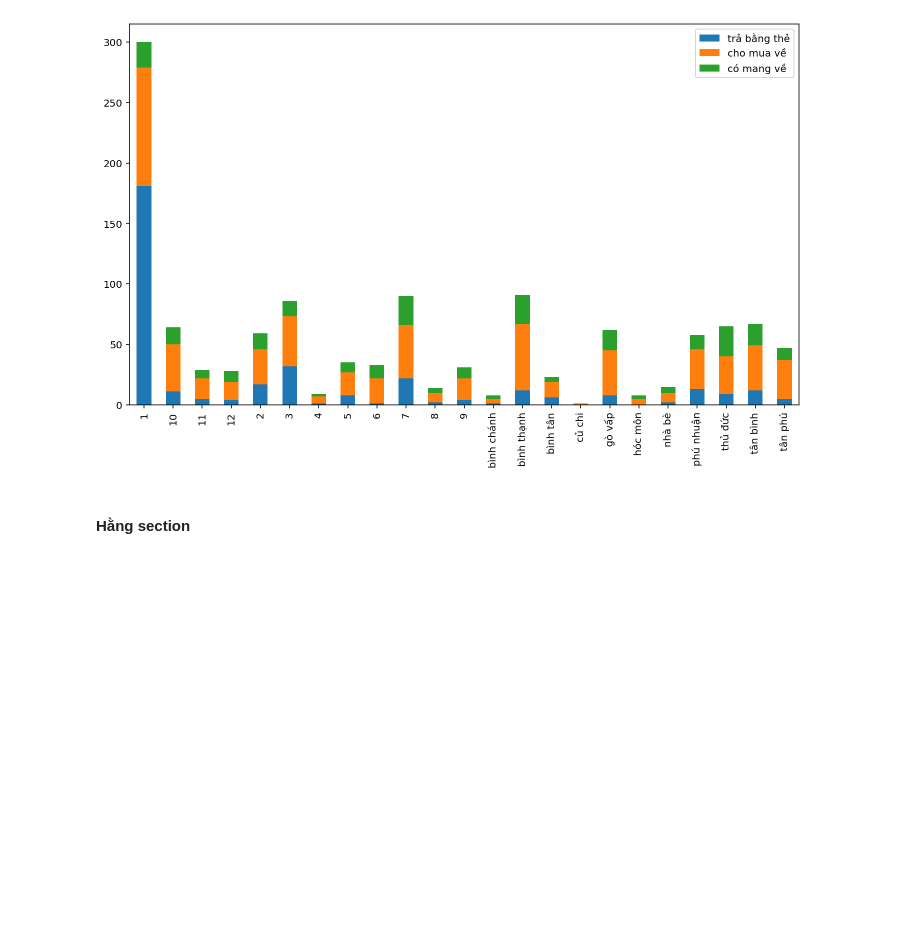
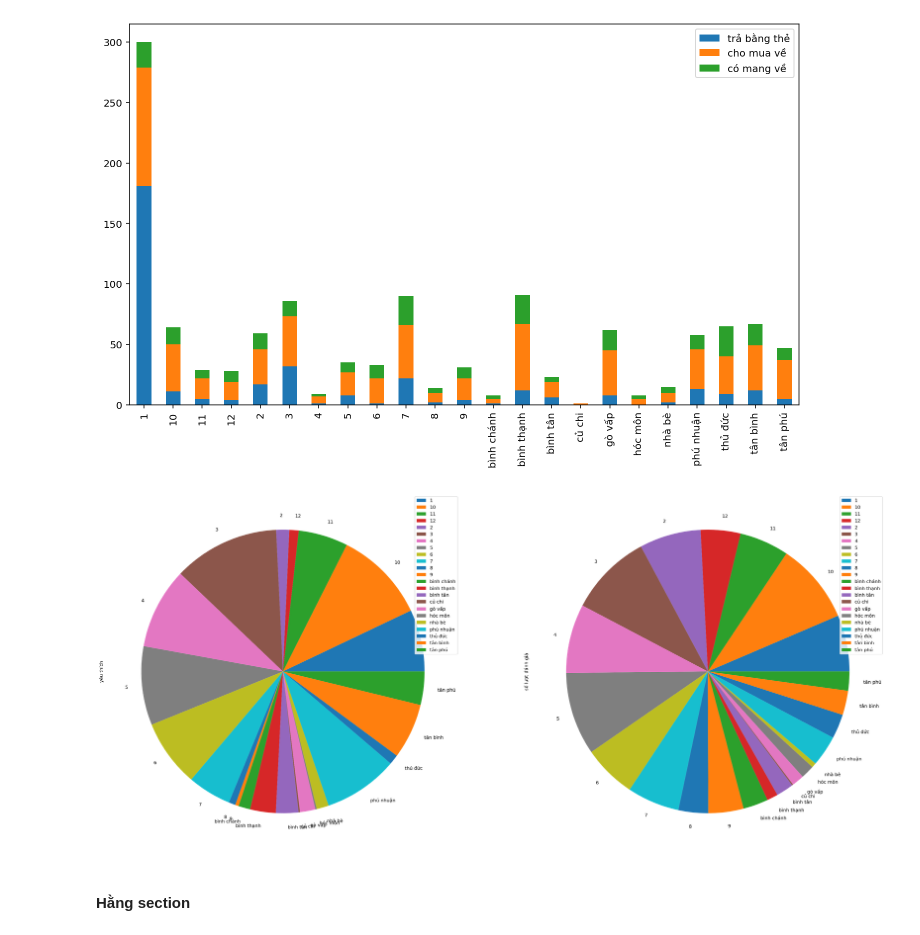
Before and after one commit to thafnhlong/HCMUS-UNIV-WebScience-VisualizeData, a Jupyter notebook: Source.ipynb, the cells around one changed output. Cells and saved outputs as stored; diff of their text form; code cells hidden in the pictures; blank space fills up the shorter version.

Commit message:
add chart pie

```diff
--- a/Source.ipynb
+++ b/Source.ipynb
@@ -655,21 +655,29 @@ service_data = []
 service_data_1 = []
 service_data_delivering = []
 favorite_mean = []
+rate_count = []
+number = []
 count = 0
 count_1 = 0
 count_delivering = 0
+count_number = 0
 leng = DATA['rate'].tolist()
 service = DATA['other_service'].tolist()
 district = DATA['district'].tolist()
+phonenumber = DATA['rate_count'].tolist()
 for distr in districtList:
     price_from_mean.append(DATA[DATA['district']==distr]['price_from'].mean())
     price_to_mean.append(DATA[DATA['district']==distr]['price_to'].mean())
     rate_mean.append(DATA[DATA['district']==distr]['rate'].mean())
     favorite_mean.append(DATA[DATA['district']==distr]['favorite'].mean())
+    rate_count.append(DATA[DATA['district']==distr]['rate_count'].mean())
     count = 0
     count_1 = 0
     count_delivering = 0
+    count_number = 0
     for i in range(0,len(leng)):
+        if(phonenumber[i]):
+            count_number = count_number + 1
         if(type(service[i]) == str and len(service[i])>2):
             list_child = service[i].split(', ')
             for j in range(0,len(list_child)):
@@ -682,6 +690,7 @@ for distr in districtList:
     service_data.append(count)
     service_data_1.append(count_1)
     service_data_delivering.append(count_delivering)
+    number.append(count_number)
 
 plotdata = pd.DataFrame({"price_from": price_from_mean,"price_to":price_to_mean},index=districtList)
 plotdata.plot(kind="bar")
@@ -712,6 +721,13 @@ ax1 = plotdata_service.plot.bar(stacked=True)
 # %% [output]
 [figure]
 [figure]
+# %%
+df = pd.DataFrame({'yêu thích': favorite_mean,
+                   'số lượt đánh giá': rate_count},
+                  index=districtList)
+plot = df.plot.pie(subplots=True, figsize=(30, 30))
+# %% [output]
+[figure, added]
 # %% [markdown]
 #### Hằng section
 # %%
```
